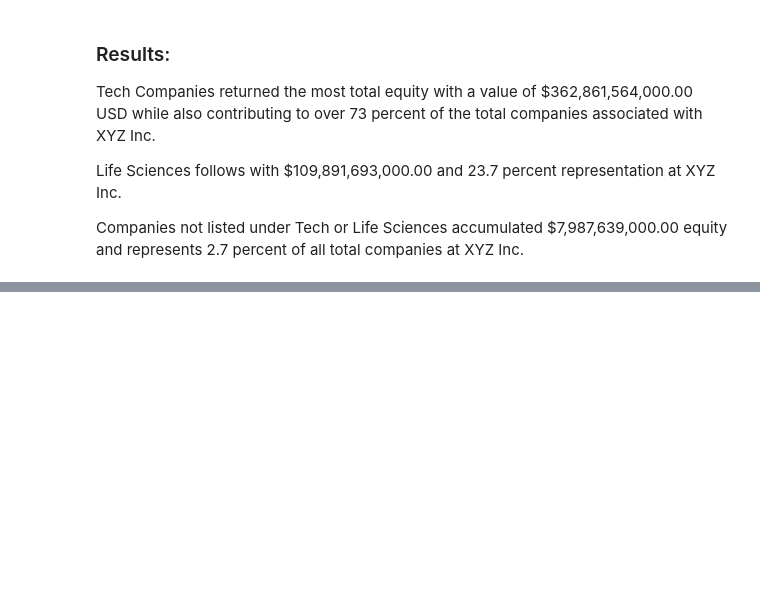
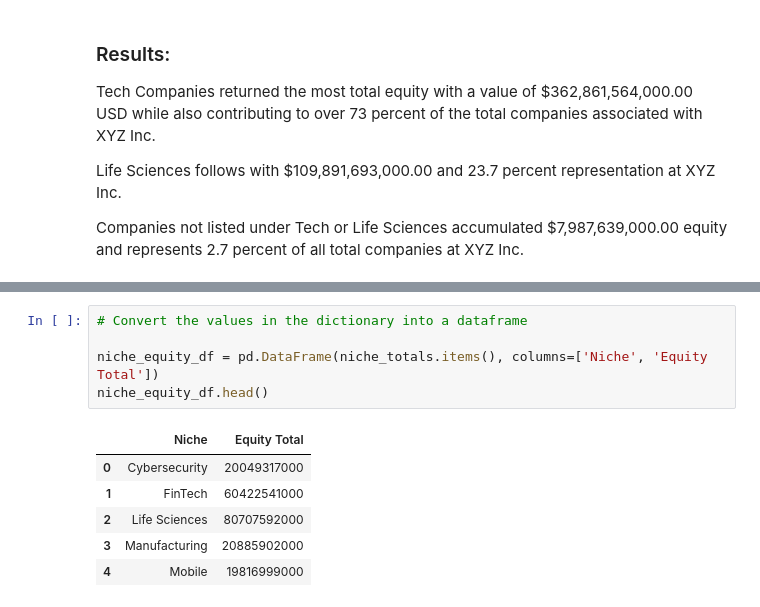
Before and after one commit to gianmillare/Enterprise-Data-Analysis, a Jupyter notebook: market_share_analysis.ipynb, the cells around one changed output, grey strips where cells are left out. Saved outputs shown, nothing was run; the diff lists cells and outputs as text; blank space fills up the shorter version.

```diff
--- a/market_share_analysis.ipynb
+++ b/market_share_analysis.ipynb
@@ -219,0 +252,12 @@ Companies not listed under Tech or Life Sciences accumulated $7,987,639,000.00 e
+# %%
+# Convert the values in the dictionary into a dataframe
+
+niche_equity_df = pd.DataFrame(niche_totals.items(), columns=['Niche', 'Equity Total'])
+niche_equity_df.head()
+# %% [output]
+|  | Niche | Equity Total |
+| 0 | Cybersecurity | 20049317000 |
+| 1 | FinTech | 60422541000 |
+| 2 | Life Sciences | 80707592000 |
+| 3 | Manufacturing | 20885902000 |
+| 4 | Mobile | 19816999000 |
```
Also changed, not shown: parts of 3 cells of this notebook.
